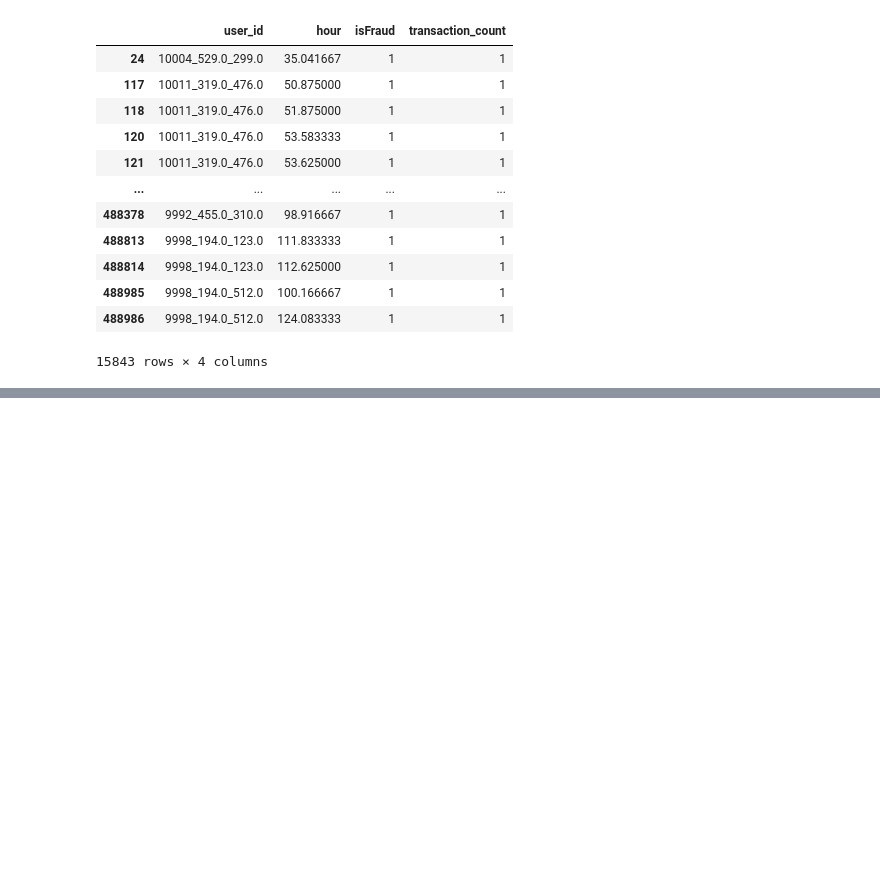
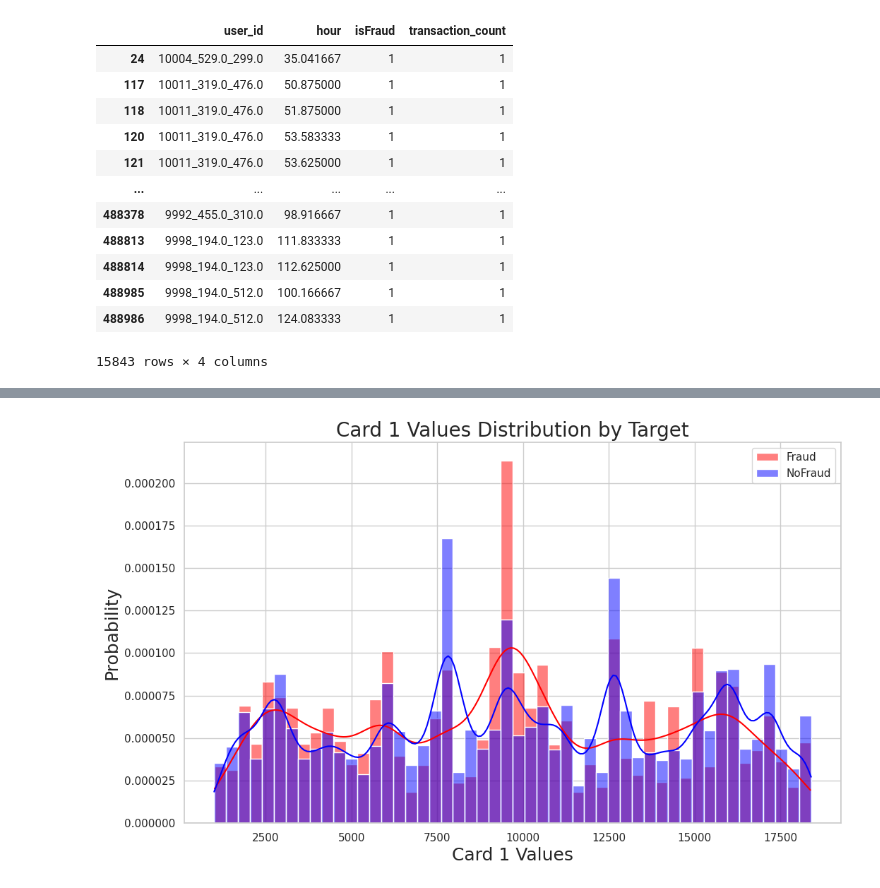
Before and after one commit to VaradBhagwat5/FedAudit, a Jupyter notebook: notebooks/data_visualisation.ipynb, the cells around one changed output, grey strips where cells are left out. Saved outputs shown, nothing was run; the diff lists cells and outputs as text; code cells hidden in the pictures; blank space fills up the shorter version.

Commit message:
some more eda on card values, nothing special, some skewness

```diff
--- a/notebooks/data_visualisation.ipynb
+++ b/notebooks/data_visualisation.ipynb
@@ -189,0 +190,19 @@ Plotting KDE Density plot of velocity of transaction of users and fraud data
+# %%
+"""
+Analysing the card1 values in our df
+Result: Not much info gained, except particular card type has shown a bit of peak
+"""
+
+plt.figure(figsize=(12,7))
+
+sns.histplot(df[df['isFraud'] == 1]['card1'], label='Fraud', kde=True, stat="density", bins=50, color='red')
+sns.histplot(df[df['isFraud'] == 0]['card1'], label='NoFraud', kde=True, stat="density", bins=50, color='blue')
+
+plt.legend()
+plt.title("Card 1 Values Distribution by Target", fontsize=20)
+plt.xlabel("Card 1 Values", fontsize=18)
+plt.ylabel("Probability", fontsize=18)
+
+plt.show()
+# %% [output]
+[figure, added]
```
Also changed, not shown: parts of 10 cells of this notebook, 3 other files.
